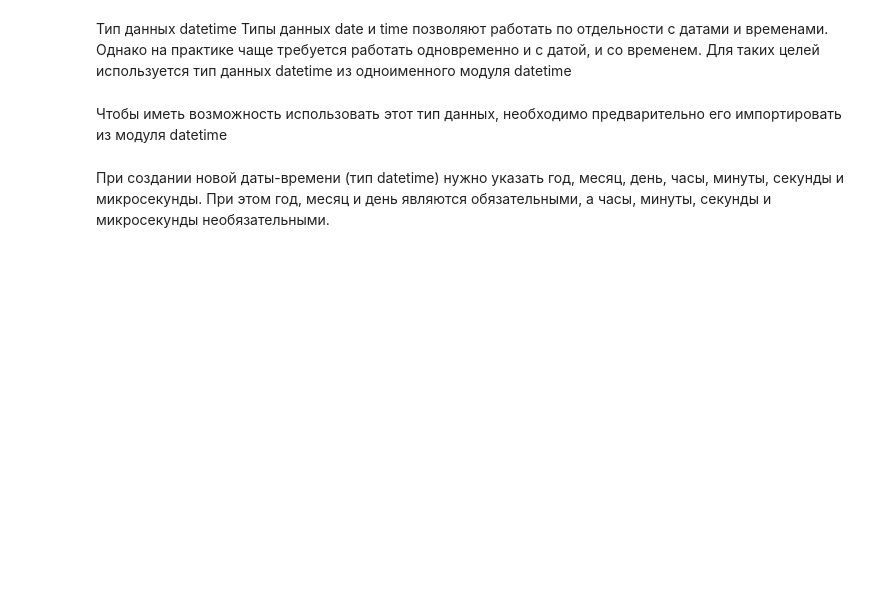
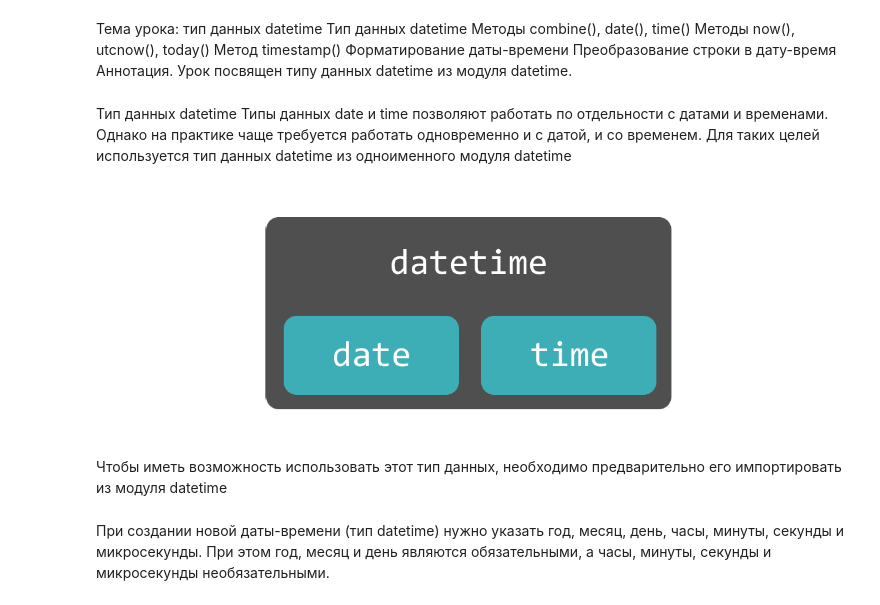
Before and after one commit to KovalenkoKonstantin/Python-Generation-a-Course-for-Professionals, a Jupyter notebook: 3/3.3 datetime data type.ipynb, the cells around one changed output. Saved outputs shown, nothing was run; the diff lists cells and outputs as text; code cells hidden in the pictures; blank space fills up the shorter version.

```diff
--- a/3/3.3 datetime data type.ipynb
+++ b/3/3.3 datetime data type.ipynb
@@ -1,6 +1,20 @@
+# %% [markdown]
+Тема урока: тип данных datetime
+Тип данных datetime
+Методы combine(), date(), time()
+Методы now(), utcnow(), today()
+Метод timestamp()
+Форматирование даты-времени
+Преобразование строки в дату-время
+Аннотация. Урок посвящен типу данных datetime из модуля datetime.
 # %% [markdown]
 Тип данных datetime
 Типы данных date и time позволяют работать по отдельности с датами и временами. Однако на практике чаще требуется работать одновременно и с датой, и со временем. Для таких целей используется тип данных datetime из одноименного модуля datetime
+# %%
+from functions import picture
+picture('picklepsd.png')
+# %% [output]
+[figure, added]
 # %% [markdown]
 Чтобы иметь возможность использовать этот тип данных, необходимо предварительно его импортировать из модуля datetime
 # %%
```
Also changed, not shown: 53 other files.
